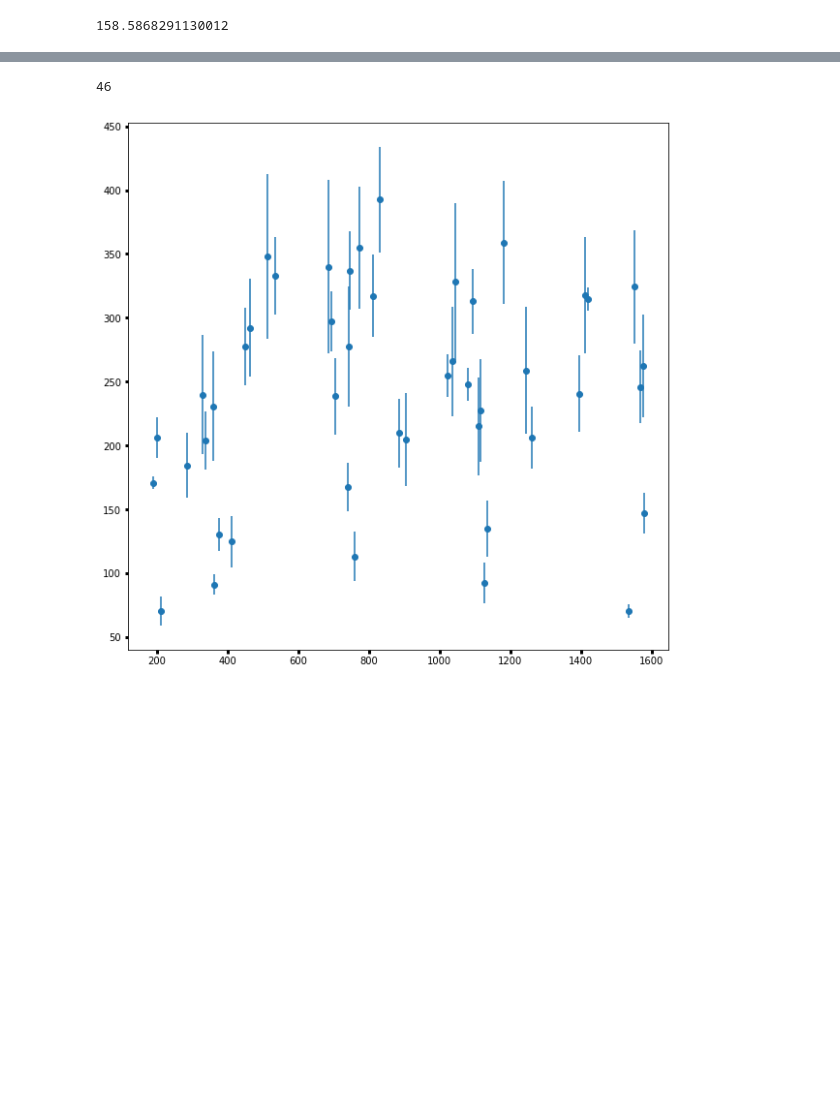
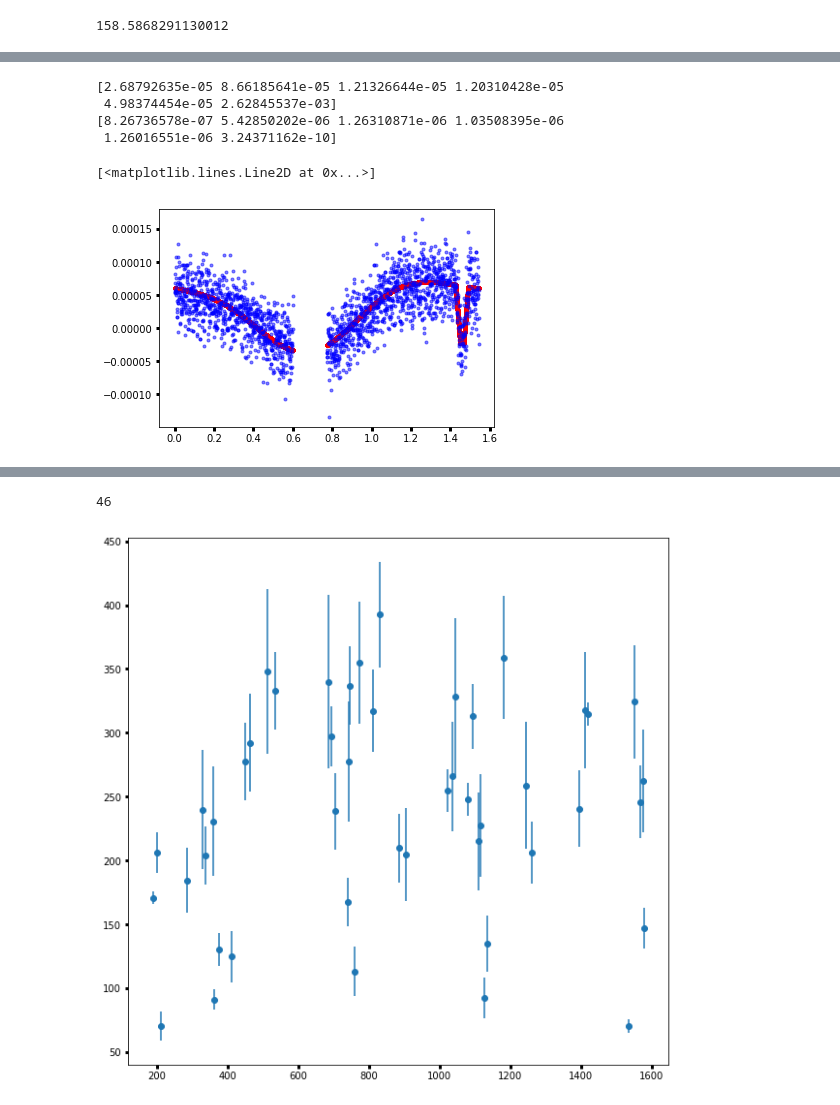
Before and after one commit to BoiseStatePlanetary/Searching-for-Variability-in-Eclipses-in-the-Kepler-Dataset, a Jupyter notebook: code/Analyzing_Kepler76b_with_LM.ipynb, the cells around one changed output, grey strips where cells are left out. Cells and saved outputs as stored; diff of their text form; code cells hidden in the pictures; blank space fills up the shorter version.

```diff
--- a/code/Analyzing_Kepler76b_with_LM.ipynb
+++ b/code/Analyzing_Kepler76b_with_LM.ipynb
@@ -296,0 +319,34 @@ plt.plot(folded_time, fit_eclipse_and_BEER_signals(folded_time, *initial_guess),
+# %%
+# 2018 Oct 15 - Fit folded BEER and eclipse
+out_of_transit_ind = ~transit_indices(folded_time, 3.*new_dur, (ephemeris_popt[1] % ephemeris_popt[0]))
+time = folded_time[out_of_transit_ind]
+data = filtered_flux[out_of_transit_ind]
+err = unbinned_noise*np.ones_like(time)
+
+bounds = ([-1000e-6, -1000e-6, -500e-6, -500e-6, -500e-6, -1],
+          [1000e-6, 1000e-6, 500e-6, 500e-6, 500e-6, 1])
+initial_guess = [0., 100e-6, K76.saved_params['Aellip'], K76.saved_params['Abeam'],
+                 K76.saved_params['Aplanet'], 0.]
+
+new_BEER_popt, new_BEER_pcov = curve_fit(fit_eclipse_and_BEER_signals, time, data, sigma=err,
+                       p0=initial_guess, bounds=bounds)
+new_BEER_uncertainties = np.sqrt(new_BEER_pcov.diagonal())
+
+# Rescale uncertainties
+redchisq = redchisqg(data, fit_eclipse_and_BEER_signals(time, *new_BEER_popt), 2, err)
+new_BEER_uncertainties *= np.sqrt(redchisq)
+
+print(new_BEER_popt)
+print(new_BEER_uncertainties)
+
+binned_time, binned_data, binned_err = bindata(time, data, 1./60./24.)
+
+plt.plot(time, fit_eclipse_and_BEER_signals(time, *new_BEER_popt), 'r.')
+plt.plot(binned_time, binned_data, 'b.', alpha=0.5)
+# %% [output]
+[2.68792635e-05 8.66185641e-05 1.21326644e-05 1.20310428e-05
+ 4.98374454e-05 2.62845537e-03]
+[8.26736578e-07 5.42850202e-06 1.26310871e-06 1.03508395e-06
+ 1.26016551e-06 3.24371162e-10]
+[<matplotlib.lines.Line2D at 0x...>]
+[figure, added]
```
Also changed, not shown: parts of 9 cells of this notebook.
